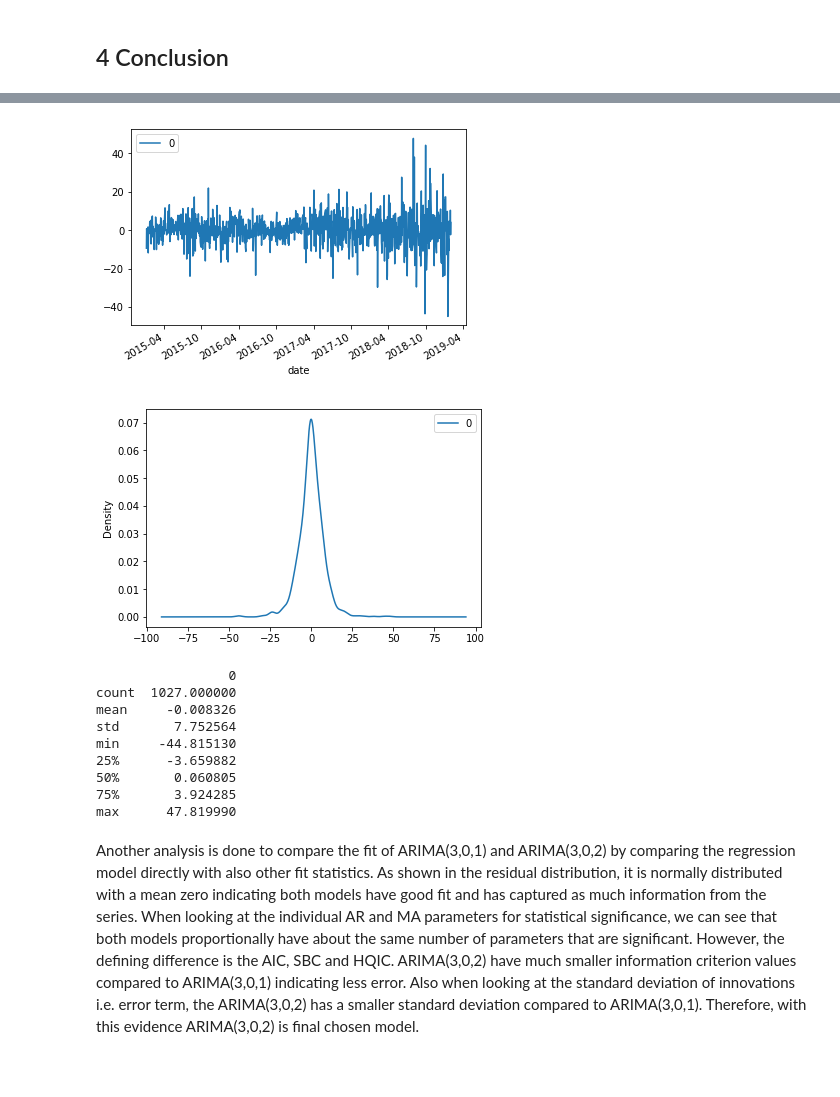
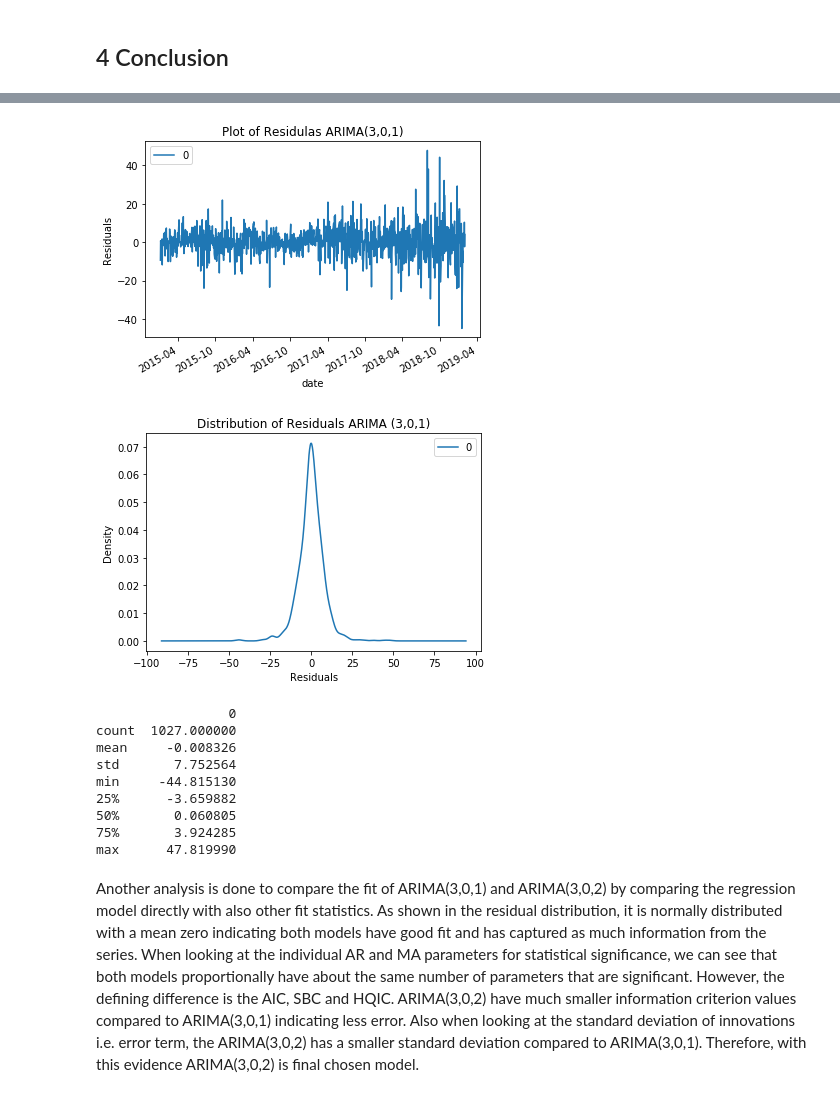
Before and after one commit to JLMarin64/QTW-Assignments, a Jupyter notebook: Assignment 4/TSLA_stock_analysis.ipynb, the cells around one changed output, grey strips where cells are left out. Cells and saved outputs as stored; diff of their text form; code cells hidden in the pictures; blank space fills up the shorter version.

```diff
--- a/Assignment 4/TSLA_stock_analysis.ipynb
+++ b/Assignment 4/TSLA_stock_analysis.ipynb
@@ -285,9 +298,11 @@ model_fit = model.fit(disp=0)
 print(model_fit.summary())
 # plot residual errors
 residuals = pd.DataFrame(model_fit.resid)
-residuals.plot()
+ax=residuals.plot(title='Plot of Residulas ARIMA(3,0,1)')
+ax.set_ylabel("Residuals")
 plt.show()
-residuals.plot(kind='kde')
+ax2=residuals.plot(kind='kde',title="Distribution of Residuals ARIMA (3,0,1)")
+ax2.set_xlabel("Residuals")
 plt.show()
 print(residuals.describe())
 # %% [output]
@@ -301,15 +316,15 @@ Time:                        18:53:04   BIC                           7161.842
 Sample:                             0   HQIC                          7143.474
 
 ===============================================================================
                   coef    std err          z      P>|z|      [0.025      0.975]
 -------------------------------------------------------------------------------
 ... (10 lines left out)
 AR.2           -4.7878           +0.0000j            4.7878            0.5000
 AR.3            4.9415           +0.0000j            4.9415            0.0000
 MA.1            1.0237           +0.0000j            1.0237            0.0000
 -----------------------------------------------------------------------------
-[figure, old version]
+[figure, new version]
-[figure, old version]
+[figure, new version]
                  0
 count  1027.000000
 mean     -0.008326
```
Also changed, not shown: parts of 10 cells of this notebook.
